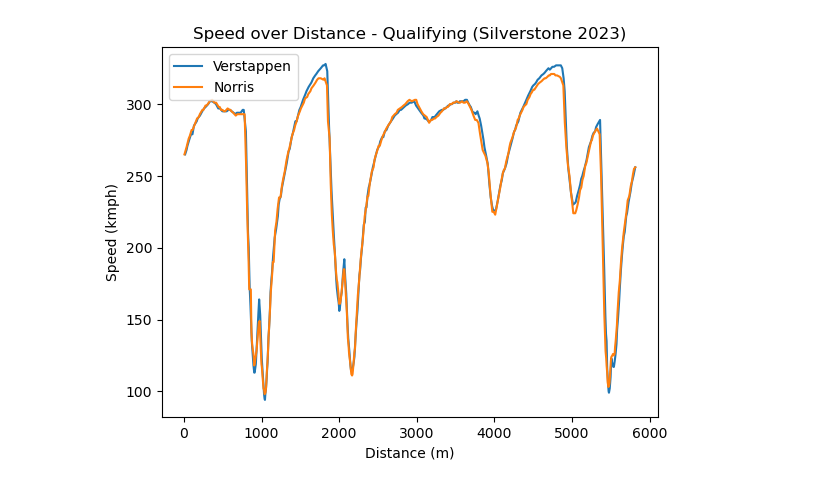
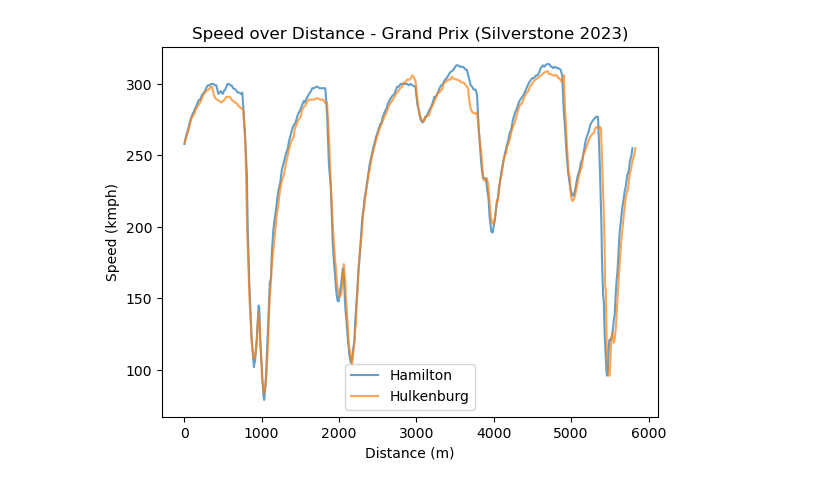
Before and after one commit to aditya-mathpal/f1-telemetry-analyzer, a Jupyter notebook: f1_qualifying_analyzer.ipynb, the cells around one changed output. Drawn from its saved outputs; the diff is of its cells as text; code cells hidden in the pictures.

```diff
--- a/f1_qualifying_analyzer.ipynb
+++ b/f1_qualifying_analyzer.ipynb
@@ -8,6 +8,7 @@ import os
 os.makedirs('cache', exist_ok=True)
 fastf1.Cache.enable_cache('cache')
 # %%
-session = fastf1.get_session(2023, 'Silverstone', 'Q')
+session = fastf1.get_session(2025, 'Silverstone', 'R')
 session.load()
+session.results
 # %% [output]
@@ -28,18 +67,21 @@ core           INFO     Finished loading data for 20 drivers: ['1', '4', '81', '
 ver_lap = session.laps.pick_drivers('VER').pick_fastest()
 nor_lap = session.laps.pick_drivers('NOR').pick_fastest()
 ham_lap = session.laps.pick_drivers('HAM').pick_fastest()
+hul_lap = session.laps.pick_drivers('HUL').pick_fastest()
 # %%
 ver_tel = ver_lap.get_car_data().add_distance()
 nor_tel = nor_lap.get_car_data().add_distance()
 ham_tel = ham_lap.get_car_data().add_distance()
+hul_tel = hul_lap.get_car_data().add_distance()
 # %%
-plt.plot(ver_tel['Distance'], ver_tel['Speed'], label = 'Verstappen')
-plt.plot(nor_tel['Distance'], nor_tel['Speed'], label = 'Norris')
-#plt.plot(ham_tel['Distance'], ham_tel['Speed'], label = 'Hamilton')
+# plt.plot(ver_tel['Distance'], ver_tel['Speed'], label = 'Verstappen')
+# plt.plot(nor_tel['Distance'], nor_tel['Speed'], label = 'Norris')
+plt.plot(ham_tel['Distance'], ham_tel['Speed'], label = 'Hamilton', alpha=0.7)
+plt.plot(hul_tel['Distance'], hul_tel['Speed'], label = 'Hulkenburg', alpha=0.7)
 plt.xlabel('Distance (m)')
 plt.ylabel('Speed (kmph)')
-plt.title('Speed over Distance - Qualifying (Silverstone 2023)')
+plt.title('Speed over Distance - Grand Prix (Silverstone 2023)')
 plt.legend()
 plt.show()
 # %% [output]
-[figure, old version]
+[figure, new version]
```
Also changed, not shown: parts of 4 cells of this notebook, 2 other files.
